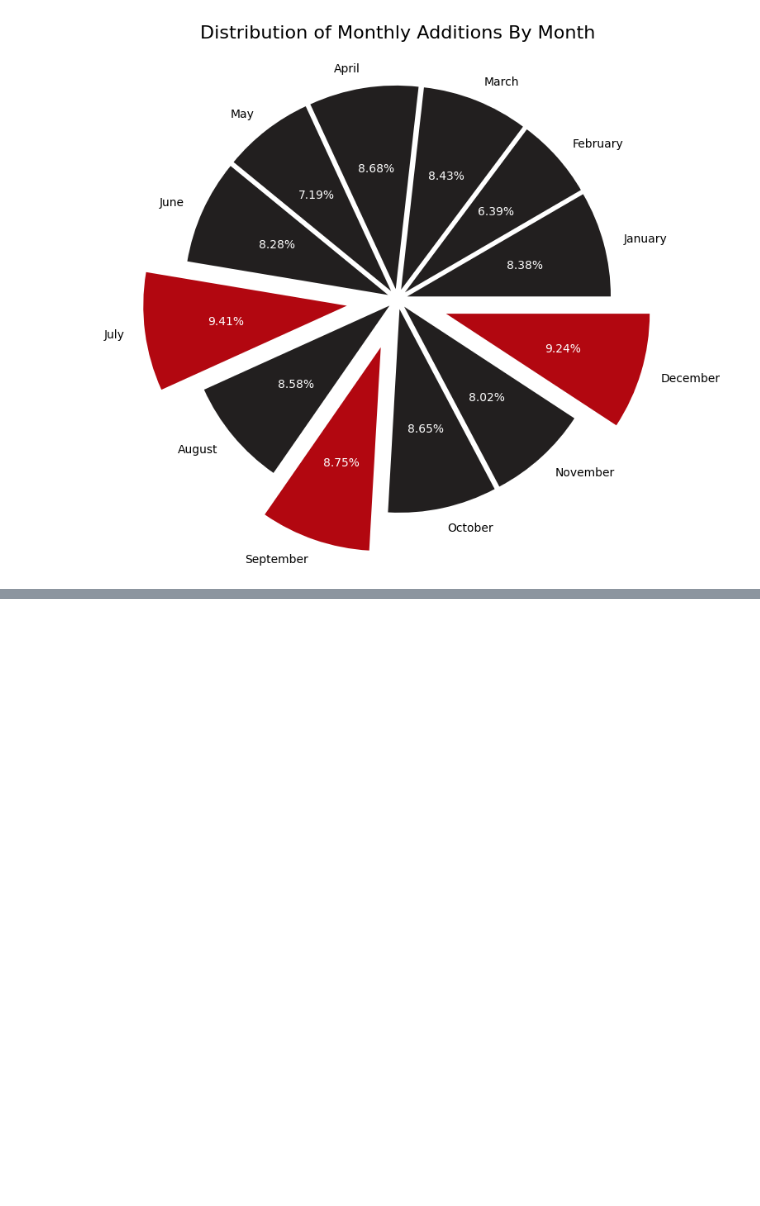
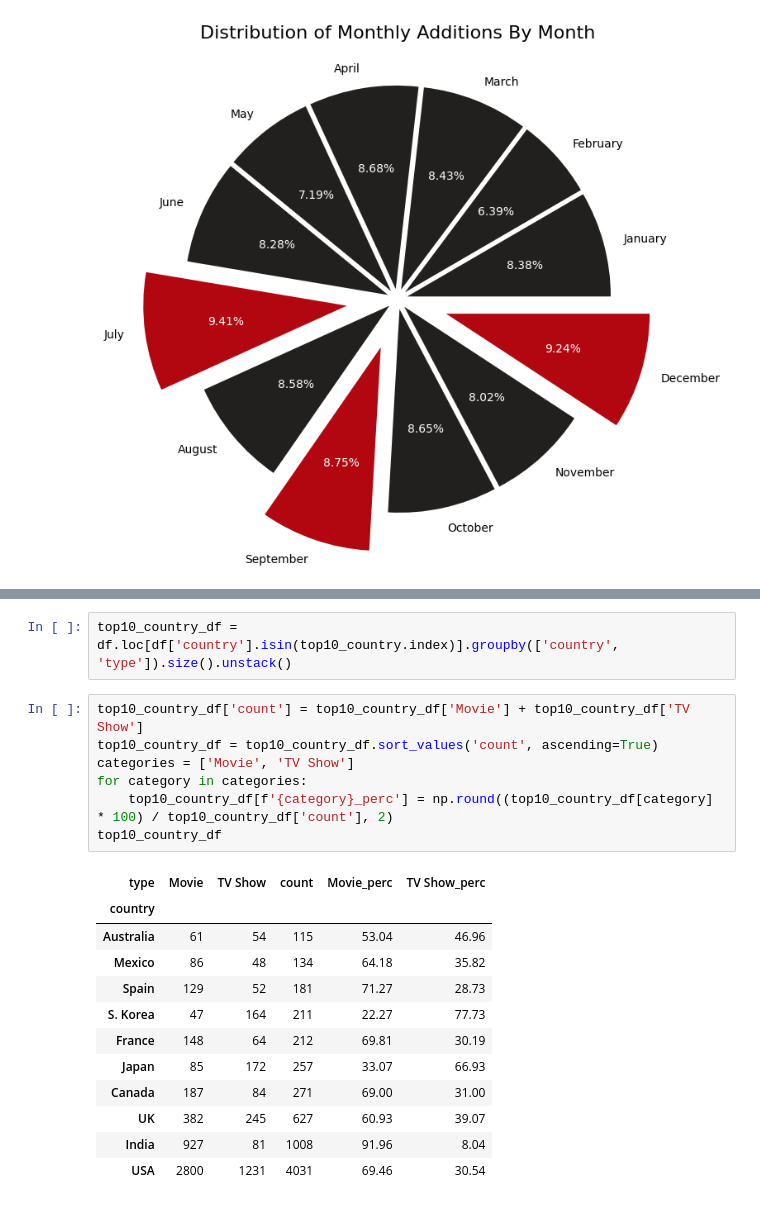
Before and after one commit to cafesmire/notebooks, a Jupyter notebook: netflix/netflix_eda.ipynb, the cells around one changed output, grey strips where cells are left out. Cells and saved outputs as stored; diff of their text form; blank space fills up the shorter version.

```diff
--- a/netflix/netflix_eda.ipynb
+++ b/netflix/netflix_eda.ipynb
@@ -333,0 +333,22 @@ plt.show()
+# %%
+top10_country_df = df.loc[df['country'].isin(top10_country.index)].groupby(['country', 'type']).size().unstack()
+# %%
+top10_country_df['count'] = top10_country_df['Movie'] + top10_country_df['TV Show']
+top10_country_df = top10_country_df.sort_values('count', ascending=True)
+categories = ['Movie', 'TV Show']
+for category in categories:
+    top10_country_df[f'{category}_perc'] = np.round((top10_country_df[category] * 100) / top10_country_df['count'], 2)
+top10_country_df
+# %% [output]
+| type | Movie | TV Show | count | Movie_perc | TV Show_perc |
+| country |  |  |  |  |  |
+| Australia | 61 | 54 | 115 | 53.04 | 46.96 |
+| Mexico | 86 | 48 | 134 | 64.18 | 35.82 |
+| Spain | 129 | 52 | 181 | 71.27 | 28.73 |
+| S. Korea | 47 | 164 | 211 | 22.27 | 77.73 |
+| France | 148 | 64 | 212 | 69.81 | 30.19 |
+| Japan | 85 | 172 | 257 | 33.07 | 66.93 |
+| Canada | 187 | 84 | 271 | 69.00 | 31.00 |
+| UK | 382 | 245 | 627 | 60.93 | 39.07 |
+| India | 927 | 81 | 1008 | 91.96 | 8.04 |
+| USA | 2800 | 1231 | 4031 | 69.46 | 30.54 |
```
Also changed, not shown: parts of 9 cells of this notebook.
